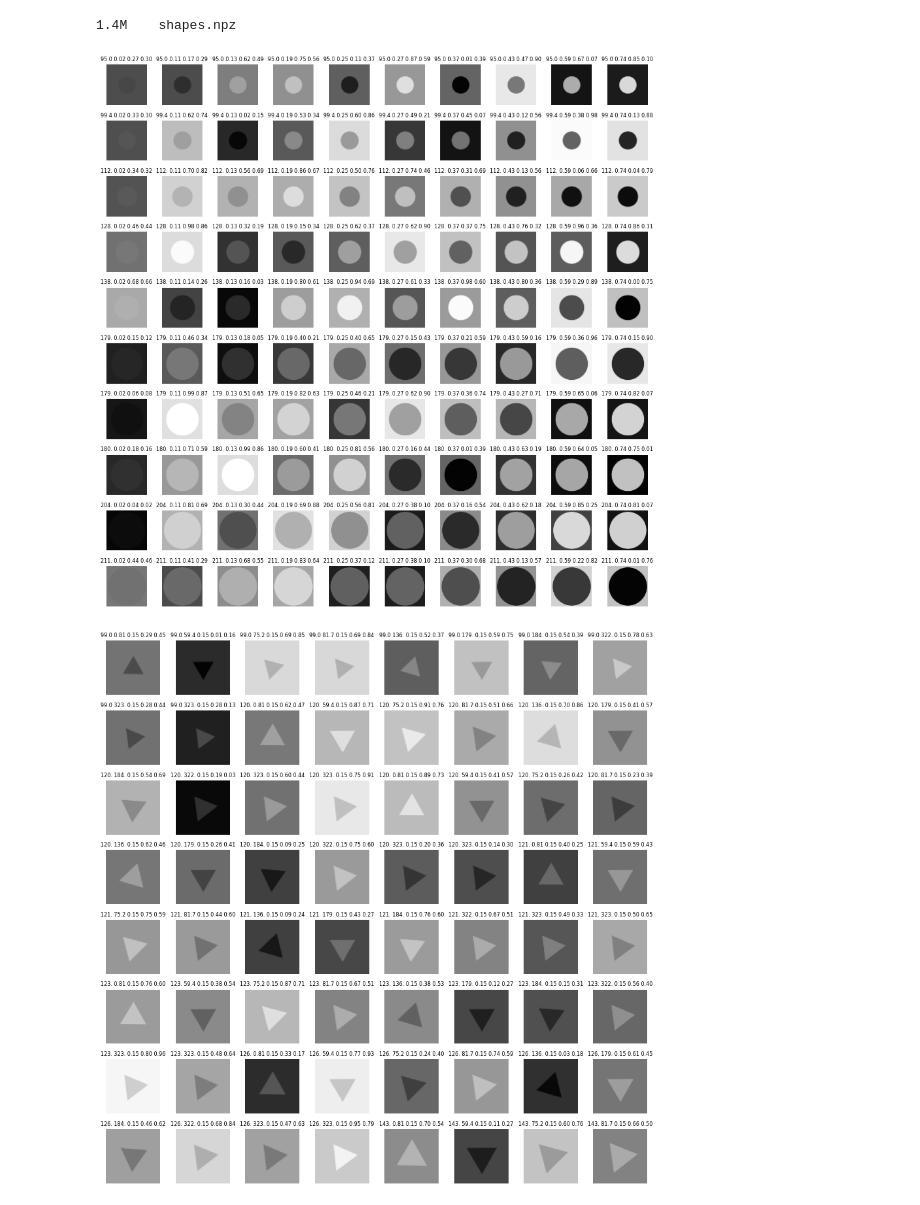
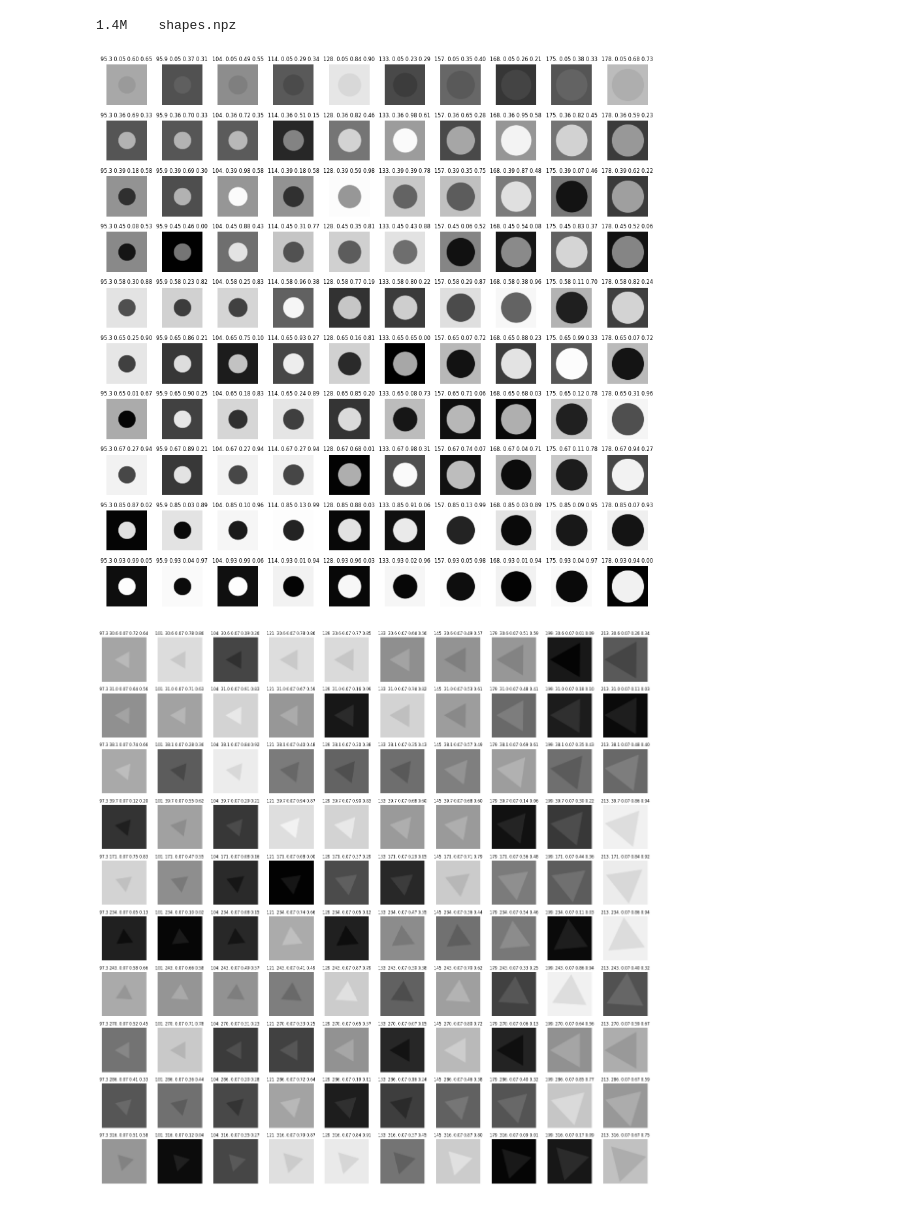
Before and after one commit to dianna-ai/dianna-exploration, a Jupyter notebook: example_data/dataset_preparation/geometric_shapes/generate_geometric_shapes4research.ipynb, the cells around one changed output. Saved outputs shown, nothing was run; the diff lists cells and outputs as text; code cells hidden in the pictures.

```diff
--- a/example_data/dataset_preparation/geometric_shapes/generate_geometric_shapes4research.ipynb
+++ b/example_data/dataset_preparation/geometric_shapes/generate_geometric_shapes4research.ipynb
@@ -125,14 +125,15 @@ def uniform_complements(contrast: float) -> tuple():
 
 def generate_grid(param_variations, contrast_idx=-1):
     """
-    Generate a grid for all possible parameter combinations for a specific shape.
+    Generate a grid for all possible parameter combinations given param_variations.
     Generates random fore- and background colors for the parameter variations at index contrast_idx
     """
-    grid = np.array(np.meshgrid(*param_variations)).T.reshape(-1, len(param_variations)) # Get param combinations
+    grid = np.array(np.meshgrid(*param_variations, indexing='ij')).T.reshape(-1, len(param_variations)) # Get param combinations
     # Retrieve colors and stack to single grid
     vuniform_complements = np.vectorize(uniform_complements)
     contrasts = grid[:,contrast_idx]
     colors = np.stack(vuniform_complements(contrasts), axis = -1)
+    # print(grid)
     return np.hstack((grid, colors))
 # %%
 # Generate the circles and triangles
@@ -220,18 +221,18 @@ for i in range(100):
 
 overview_fig.tight_layout()
 # %% [output]
-[figure, old version]
+[figure, new version]
 # %%
 # Overview of the generated triangles with parameters (size, contrast, fg_color, bg_color)
-overview_fig, axes = plt.subplots(nrows=8, ncols=8, figsize=(12, 12))
+overview_fig, axes = plt.subplots(nrows=10, ncols=10, figsize=(16, 16))
 axes = axes.flatten()
 
-for i in range(64):
+for i in range(100):
     a = axes[i]
     a.imshow(triangles[i], cmap='gray', vmin=0, vmax=1)
     a.set_title(" ".join([str(p)[:4] for p in triangle_params[i]]), fontsize=8)
     a.axis('off')
 
 overview_fig.tight_layout()
 # %% [output]
-[figure, old version]
+[figure, new version]
```
